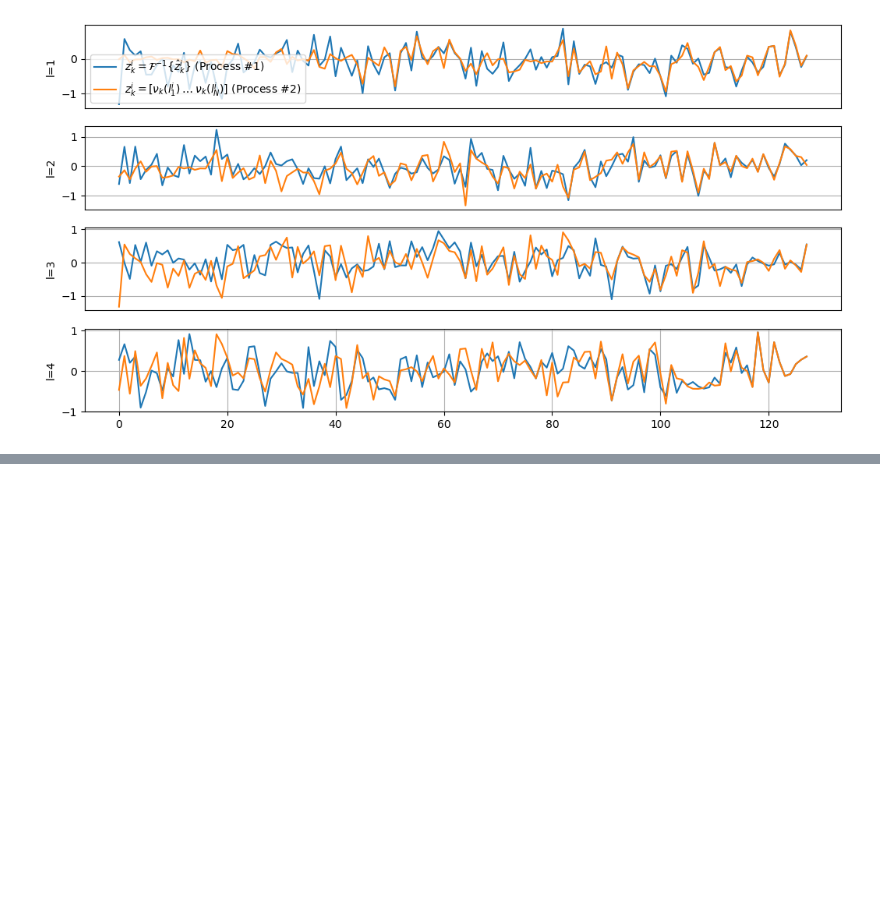
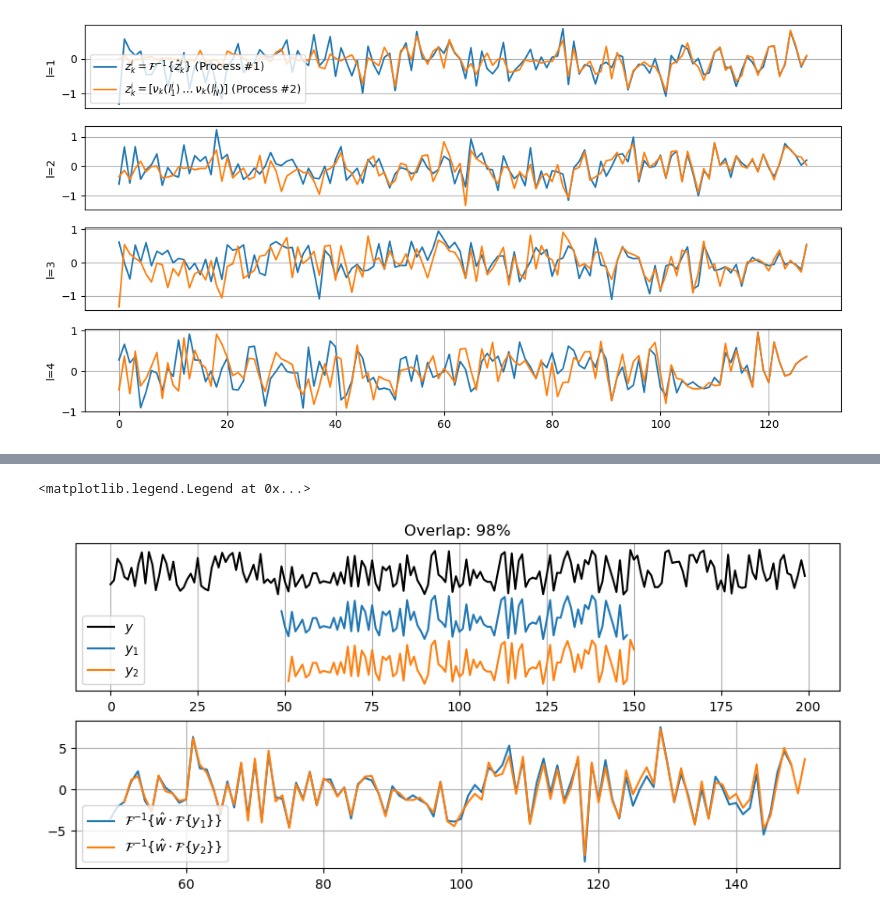
Before and after one commit to p-didier/sounds-phd, a Jupyter notebook: 97_tests/05_dsp_related/202206_increase_the_granularity/granu.ipynb, the cells around one changed output, grey strips where cells are left out. Cells and saved outputs as stored; diff of their text form; code cells hidden in the pictures; blank space fills up the shorter version.

```diff
--- a/97_tests/05_dsp_related/202206_increase_the_granularity/granu.ipynb
+++ b/97_tests/05_dsp_related/202206_increase_the_granularity/granu.ipynb
@@ -217,0 +265,17 @@ axes[2].legend()
+# %%
+fig, axes = plt.subplots(2,1)
+fig.set_size_inches(10.5, 4.5)
+axes[0].plot(y, 'k', label='$y$')
+axes[0].plot(np.arange(start=int(ovlp * n)-M, stop=int(ovlp * n)), y1 - 2, 'C0', label='$y_1$')
+axes[0].plot(np.arange(start=n * (1 - ovlp), stop=n * (1 - ovlp)+M), y2 - 4, 'C1', label='$y_2$')
+axes[0].grid()
+axes[0].legend()
+axes[0].set_yticks([])
+axes[0].set_title(f'Overlap: {round(ovlpeff, 1)}%')
+axes[1].plot(np.arange(start=int(ovlp * n)-M, stop=int(ovlp * n)), y1_back, label='$\\mathcal{{F}}^{{-1}}\\{\\hat{{w}}\\cdot\\mathcal{{F}}\\{y_1\\}\\}$')
+axes[1].plot(np.arange(start=n * (1 - ovlp), stop=n * (1 - ovlp)+M), y2_back, label='$\\mathcal{{F}}^{{-1}}\\{\\hat{{w}}\\cdot\\mathcal{{F}}\\{y_2\\}\\}$')
+axes[1].grid()
+axes[1].legend()
+# %% [output]
+<matplotlib.legend.Legend at 0x...>
+[figure, added]
```
Also changed, not shown: parts of 6 cells of this notebook, 31 other files.
